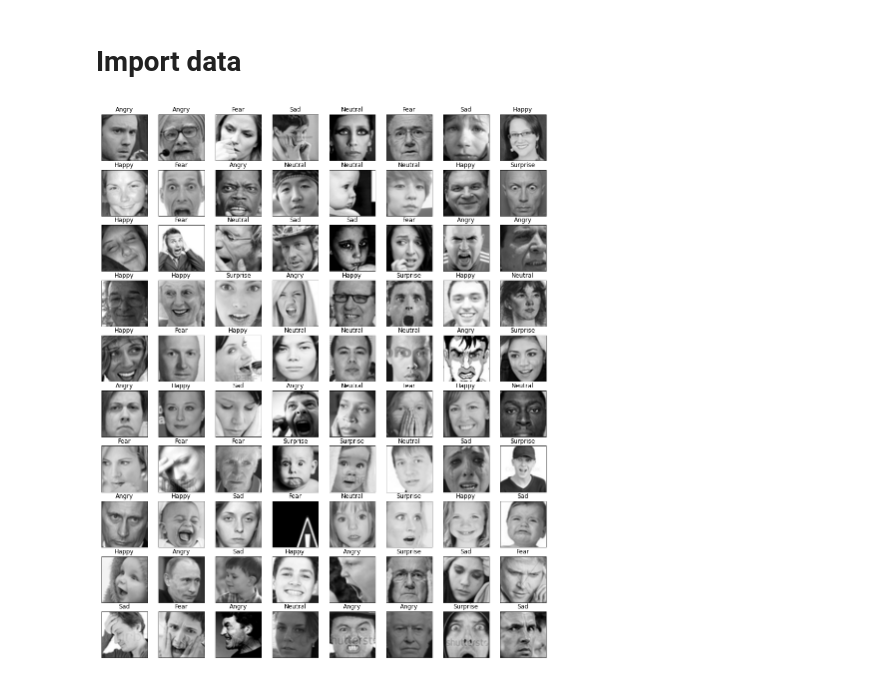
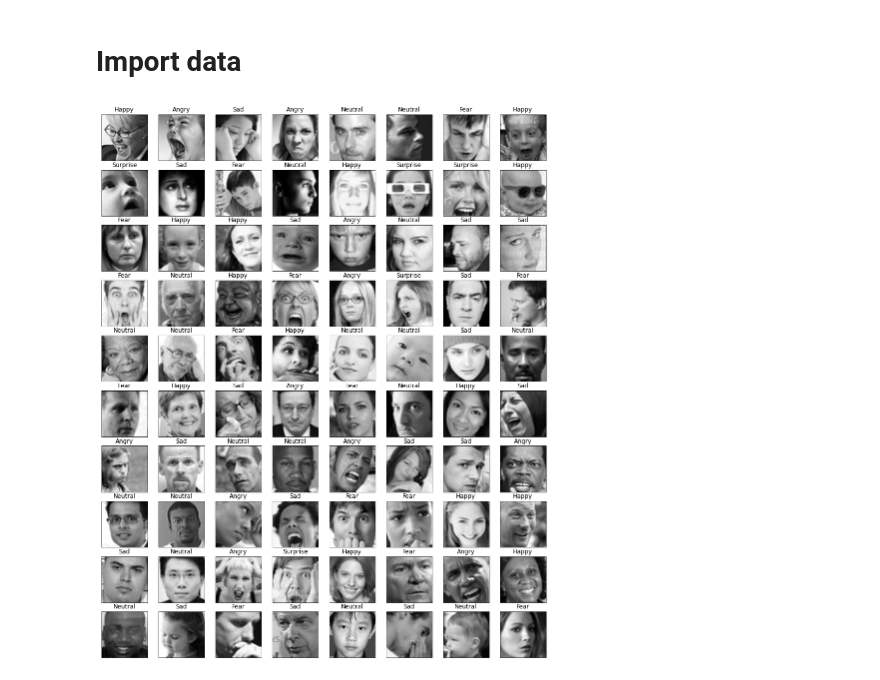
Before and after one commit to JaildoR/getthevibe_api, a Jupyter notebook: notebooks/data_exploration.ipynb, the cells around one changed output. Saved outputs shown, nothing was run; the diff lists cells and outputs as text; code cells hidden in the pictures.

```diff
--- a/notebooks/data_exploration.ipynb
+++ b/notebooks/data_exploration.ipynb
@@ -9,24 +11,27 @@ import seaborn as sns
 data = pd.read_csv('../raw_data/fer2013.csv')
 # %%
 def row2image(row):
+    emotion_map = {0: 'Angry', 1: 'Digust', 2: 'Fear',
+                   3: 'Happy', 4: 'Sad', 5: 'Surprise', 6: 'Neutral'}
+
     pixels, emotion = row['pixels'], emotion_map[row['emotion']]
     img = np.array(pixels.split())
     img = img.reshape(48,48)
-    image = np.zeros((48,48,3))
+    image = np.zeros((48,48,1))
     image[:,:,0] = img
-    image[:,:,1] = img
-    image[:,:,2] = img
-    return np.array([image.astype(np.uint8), emotion])
+    # image[:,:,1] = img
+    # image[:,:,2] = img
+    return image.astype(np.uint8), emotion
 # %%
 fig = plt.figure(figsize=(16,20))
 
 
-for i in range(80):
-    img = row2image(data.iloc[i])
-    plt.subplot(10, 8, i + 1)
-    plt.title(img[1], size=12)
-    plt.imshow(img[0], cmap=plt.cm.gray)
+for i in range(880,960):
+    img, emotion = row2image(data.iloc[i])
+    plt.subplot(10, 8, i % 80 + 1)
+    plt.title(emotion, size=12)
+    plt.imshow(img, cmap=plt.cm.gray)
     plt.xticks(())
     plt.yticks(());
 # %% [output]
-[figure, old version]
+[figure, new version]
```
Also changed, not shown: parts of 15 cells of this notebook, 1 other file.
